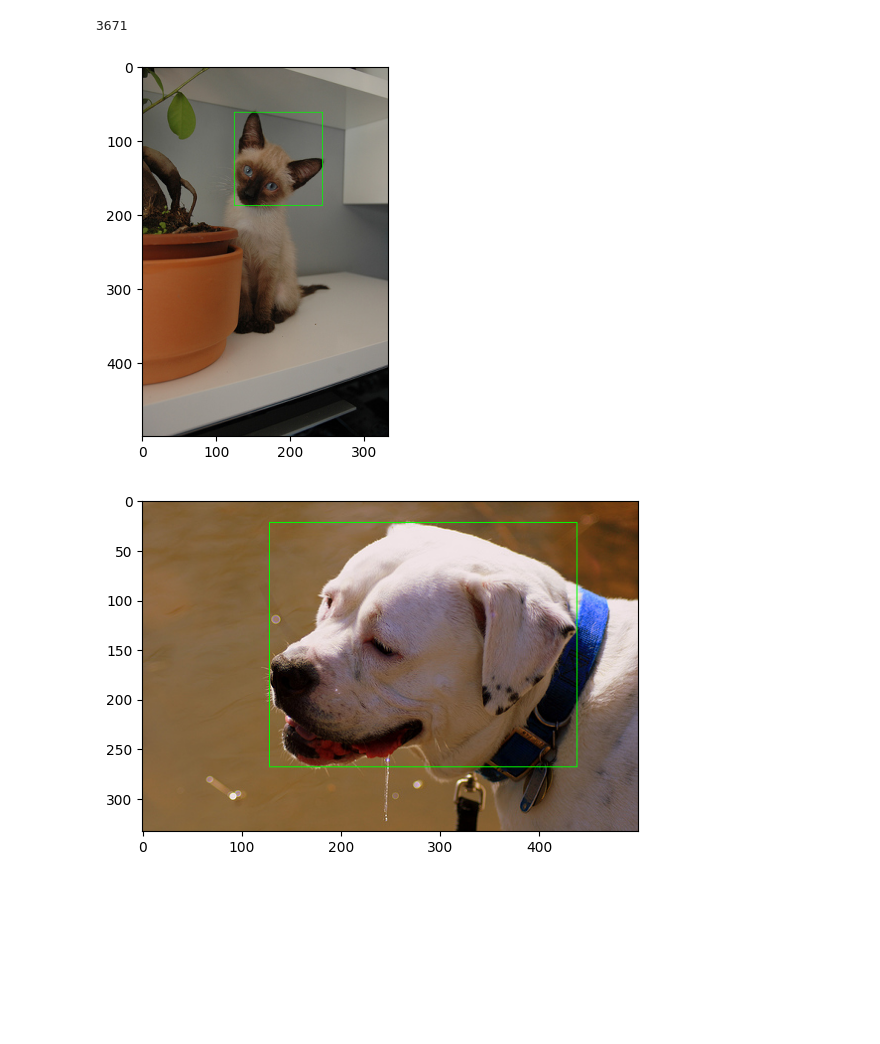
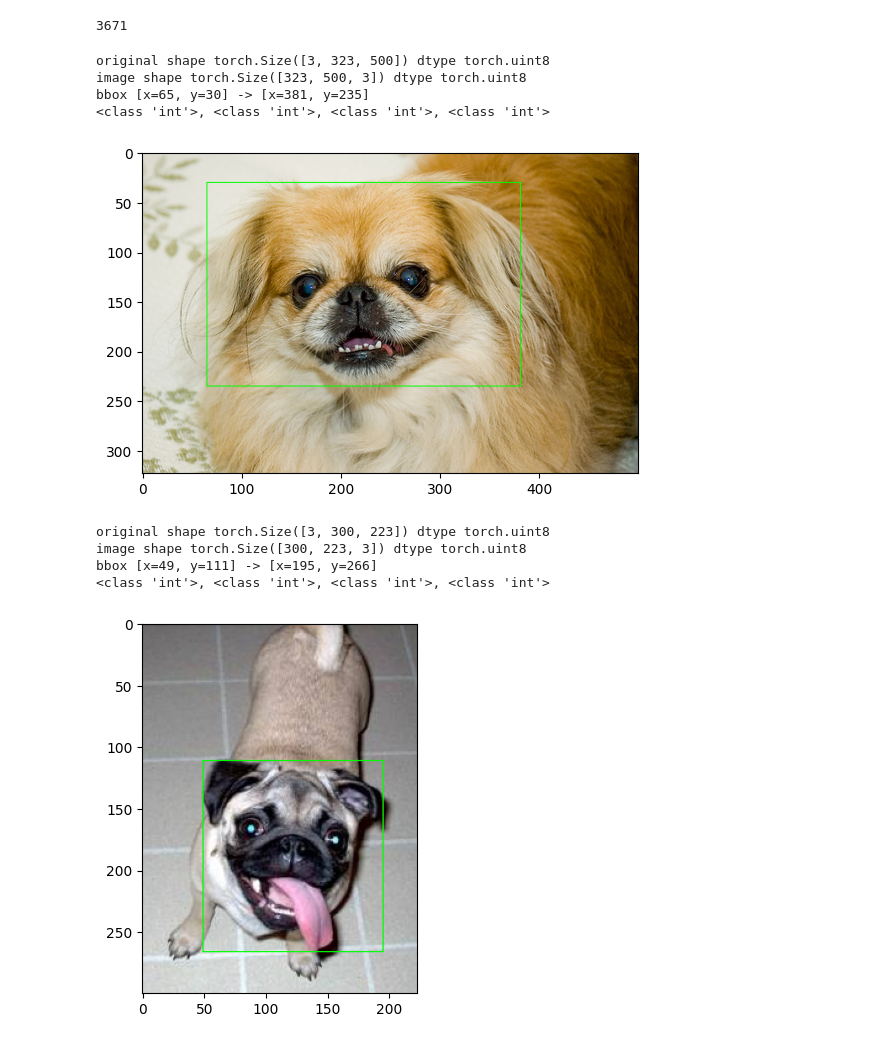
Before and after one commit to kurazu/pytorch_devcontainer_project_template, a Jupyter notebook: nbs/Pets.ipynb, the cells around one changed output. Drawn from its saved outputs; the diff is of its cells as text; code cells hidden in the pictures; blank space fills up the shorter version.

```diff
--- a/nbs/Pets.ipynb
+++ b/nbs/Pets.ipynb
@@ -99,10 +99,15 @@ len(ds)
 # %%
 def preview_item(item: Tuple[torch.Tensor, torch.Tensor]) -> None:
     image, bbox = item
-    image = image.permute(1, 2, 0).numpy()
+    print("original shape", image.shape, "dtype", image.dtype)
+    image = image.permute(1, 2, 0)
+    print("image shape", image.shape, "dtype", image.dtype)
     xmin, ymin, xmax, ymax = bbox.long().tolist()
+    print(f"bbox [x={xmin}, y={ymin}] -> [x={xmax}, y={ymax}]")
+    print(f"{type(xmin)}, {type(ymin)}, {type(xmax)}, {type(ymax)}")
+    orig = image.numpy().astype(np.uint8).copy()
     image = cv2.rectangle(
-        image,
+        orig,
         (xmin, ymin),
         (xmax, ymax),
         (0, 255, 0),
@@ -111,10 +116,18 @@ def preview_item(item: Tuple[torch.Tensor, torch.Tensor]) -> None:
     plt.imshow(image)
     plt.show()
 # %%
-preview_item(ds[random.randint(0, len(train_ds) - 1)])
+preview_item(ds[random.randint(0, len(ds) - 1)])
 # %% [output]
+original shape torch.Size([3, 323, 500]) dtype torch.uint8
+image shape torch.Size([323, 500, 3]) dtype torch.uint8
+bbox [x=65, y=30] -> [x=381, y=235]
+<class 'int'>, <class 'int'>, <class 'int'>, <class 'int'>
-[figure, old version]
+[figure, new version]
 # %%
-preview_item(ds[random.randint(0, len(train_ds) - 1)])
+preview_item(ds[random.randint(0, len(ds) - 1)])
 # %% [output]
+original shape torch.Size([3, 300, 223]) dtype torch.uint8
+image shape torch.Size([300, 223, 3]) dtype torch.uint8
+bbox [x=49, y=111] -> [x=195, y=266]
+<class 'int'>, <class 'int'>, <class 'int'>, <class 'int'>
-[figure, old version]
+[figure, new version]
```
Also changed, not shown: parts of 9 cells of this notebook.
